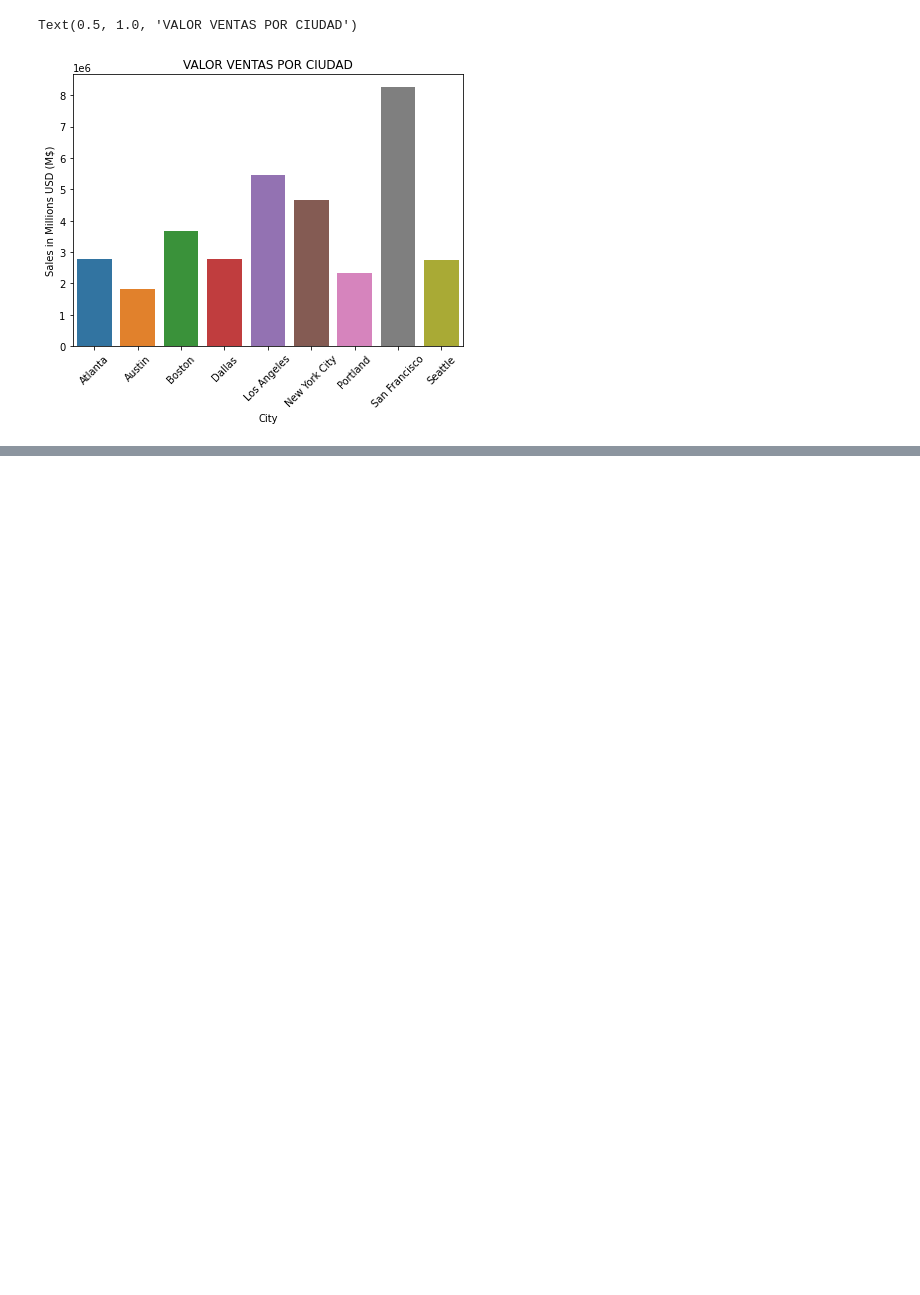
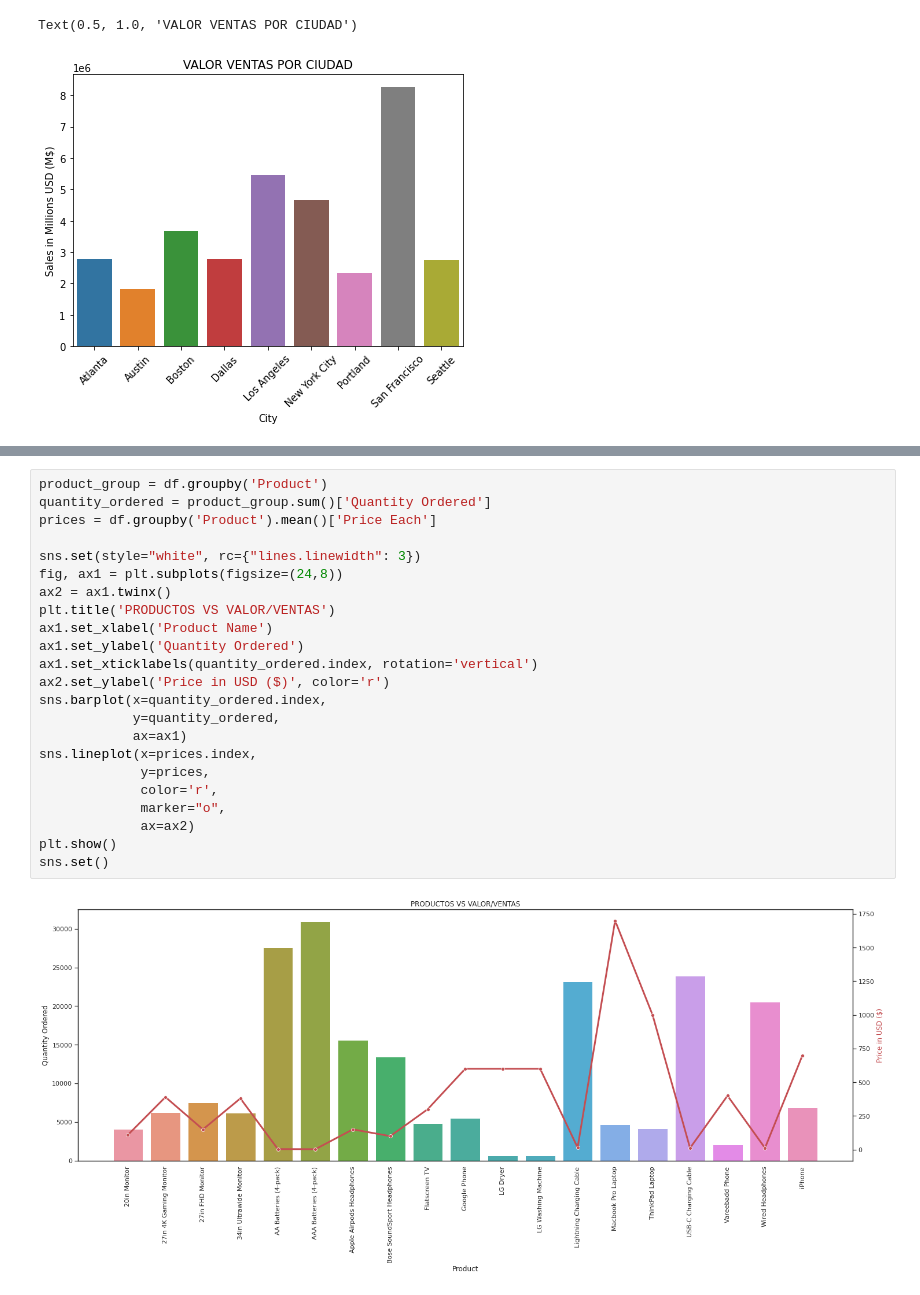
Before and after one commit to Deimaxs/BI_analysis_kaggle_competition, a Jupyter notebook: forecasting.ipynb, the cells around one changed output, grey strips where cells are left out. Saved outputs shown, nothing was run; the diff lists cells and outputs as text; blank space fills up the shorter version.

```diff
--- a/forecasting.ipynb
+++ b/forecasting.ipynb
@@ -210,0 +238,25 @@ Text(0.5, 1.0, 'VENTAS POR HORA')
+# %%
+product_group = df.groupby('Product')
+quantity_ordered = product_group.sum()['Quantity Ordered']
+prices = df.groupby('Product').mean()['Price Each']
+
+sns.set(style="white", rc={"lines.linewidth": 3})
+fig, ax1 = plt.subplots(figsize=(24,8))
+ax2 = ax1.twinx()
+plt.title('PRODUCTOS VS VALOR/VENTAS')
+ax1.set_xlabel('Product Name')
+ax1.set_ylabel('Quantity Ordered')
+ax1.set_xticklabels(quantity_ordered.index, rotation='vertical')
+ax2.set_ylabel('Price in USD ($)', color='r')
+sns.barplot(x=quantity_ordered.index,
+            y=quantity_ordered,
+            ax=ax1)
+sns.lineplot(x=prices.index,
+             y=prices,
+             color='r',
+             marker="o",
+             ax=ax2)
+plt.show()
+sns.set()
+# %% [output]
+[figure, added]
```
Also changed, not shown: parts of 10 cells of this notebook.
